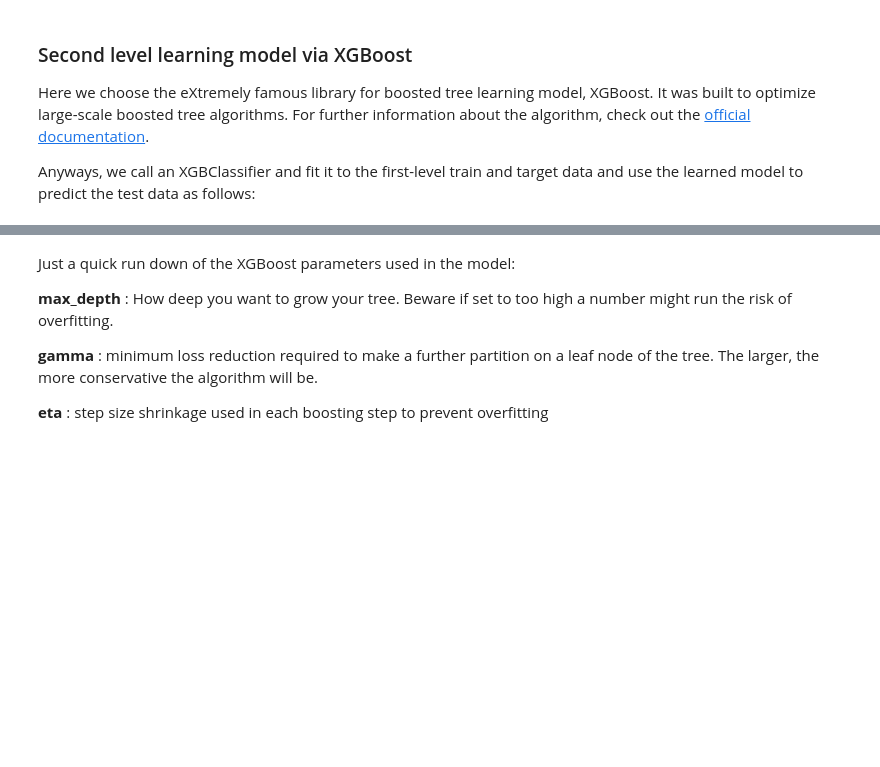
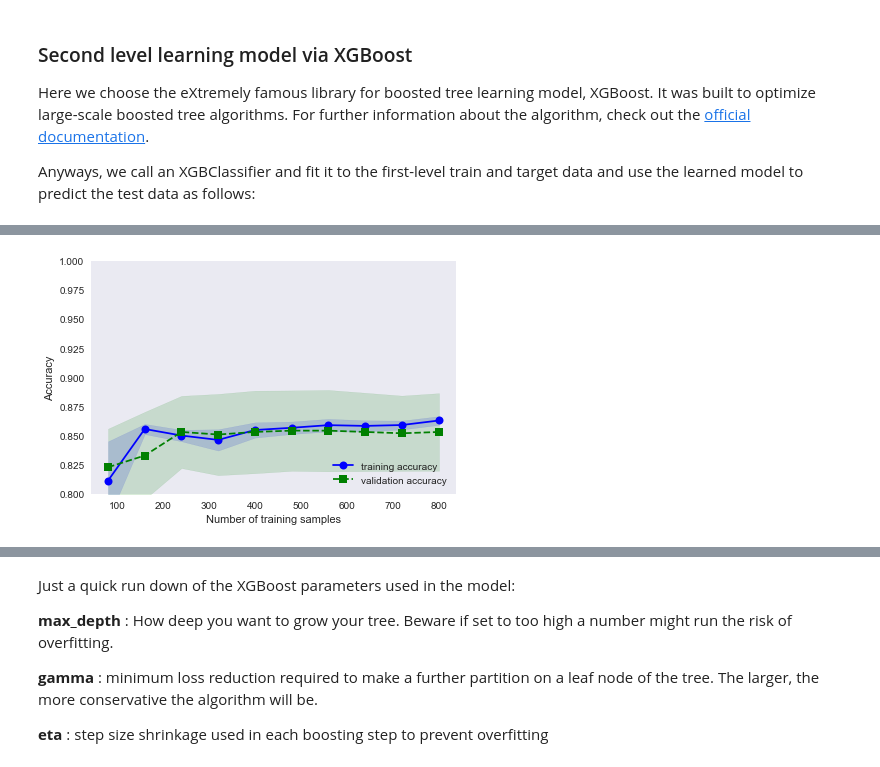
Before and after one commit to BrahmsPotato/PlayWithPrettyFat, a Jupyter notebook: kaggle/titanic/titanic_stacking.ipynb, the cells around one changed output, grey strips where cells are left out. Cells and saved outputs as stored; diff of their text form; code cells hidden in the pictures; blank space fills up the shorter version.

Commit message:
add accuracy picture

```diff
--- a/kaggle/titanic/titanic_stacking.ipynb
+++ b/kaggle/titanic/titanic_stacking.ipynb
@@ -858 +815,89 @@ class GridSearchCV(BaseSearchCV)
+# %%
+import matplotlib.pyplot as plt
+from sklearn.learning_curve import learning_curve
+
+param_dist = {
+    "n_estimators": 2000,
+    "max_depth": 4,
+    "min_child_weight": 2,
+    #gamma=1,
+    "gamma":0.9,
+    "subsample":0.8,
+    "colsample_bytree":0.8,
+    "objective": 'binary:logistic',
+    "nthread": -1,
+    "scale_pos_weight":1
+    }
+
+clf = xgb.XGBClassifier(**param_dist)
+
+train_sizes, train_scores, test_scores =\
+                learning_curve(estimator=clf,
+                               X=x_train,
+                               y=y_train,
+                               train_sizes=np.linspace(0.1, 1.0, 10),
+                               cv=10,
+                               n_jobs=1)
+
+train_mean = np.mean(train_scores, axis=1)
+train_std = np.std(train_scores, axis=1)
+test_mean = np.mean(test_scores, axis=1)
+test_std = np.std(test_scores, axis=1)
+
+plt.plot(train_sizes, train_mean,
+         color='blue', marker='o',
+         markersize=8, label='training accuracy')
+
+plt.fill_between(train_sizes,
+                 train_mean + train_std,
+                 train_mean - train_std,
+                 alpha=0.15, color='blue')
+
+plt.plot(train_sizes, test_mean,
+         color='green', linestyle='--',
+         marker='s', markersize=8,
+         label='validation accuracy')
+
+plt.fill_between(train_sizes,
+                 test_mean + test_std,
+                 test_mean - test_std,
+                 alpha=0.15, color='green')
+
+plt.grid()
+plt.xlabel('Number of training samples')
+plt.ylabel('Accuracy')
+plt.legend(loc='lower right')
+plt.ylim([0.8, 1.0])
+plt.tight_layout()
+# plt.savefig('./figures/learning_curve.png', dpi=300)
+plt.show()
+
+#XGBoost eval example
+
+
+
+# clf.fit(x_train, y_train,
+#         eval_set=[(x_train, y_train)],
+#         eval_metric='logloss',
+#         verbose=False)
+
+# # Load evals result by calling the evals_result() function
+# evals_result = clf.evals_result()
+
+# print('Access logloss metric directly from validation_0:')
+# print(evals_result['validation_0']['logloss'])
+
+# print('')
+# print('Access metrics through a loop:')
+# for e_name, e_mtrs in evals_result.items():
+#     print('- {}'.format(e_name))
+#     for e_mtr_name, e_mtr_vals in e_mtrs.items():
+#         print('   - {}'.format(e_mtr_name))
+#         print('      - {}'.format(e_mtr_vals))
+
+# print('')
+# print('Access complete dict:')
+#print(evals_result['validation_0']['logloss'][-1])
+# %% [output]
+[figure, added]
 # %%
```
Also changed, not shown: parts of 6 cells of this notebook.
